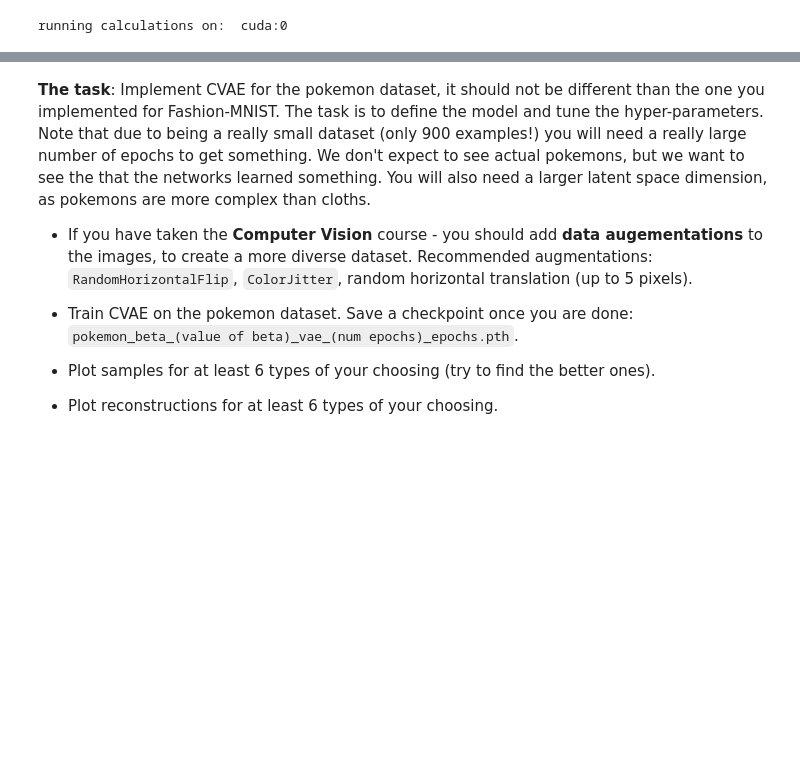
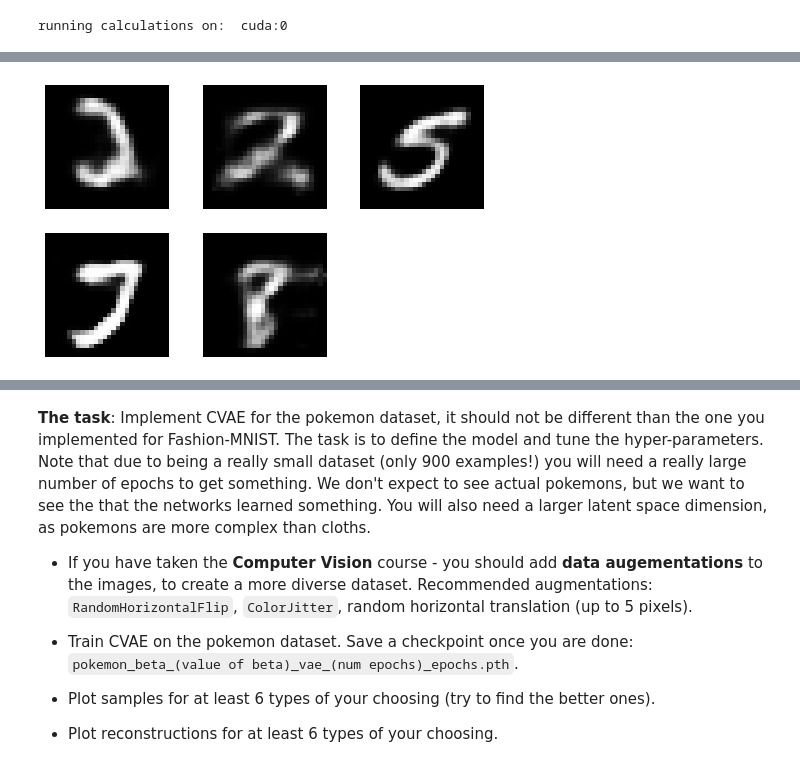
Before and after one commit to Dor-Yuval/DataAnalysis-wet2, a Jupyter notebook: ee046202_wet_2_deep_vae_clustering_students.ipynb, the cells around one changed output, grey strips where cells are left out. Cells and saved outputs as stored; diff of their text form; code cells hidden in the pictures; blank space fills up the shorter version.

```diff
--- a/ee046202_wet_2_deep_vae_clustering_students.ipynb
+++ b/ee046202_wet_2_deep_vae_clustering_students.ipynb
@@ -430,0 +459,4 @@ for ax in axs.flat:
+# %%
+display_model_results("checkpoints/beta_1_final.pth")
+# %% [output]
+[figure, added]
```
Also changed, not shown: parts of 21 cells of this notebook.
